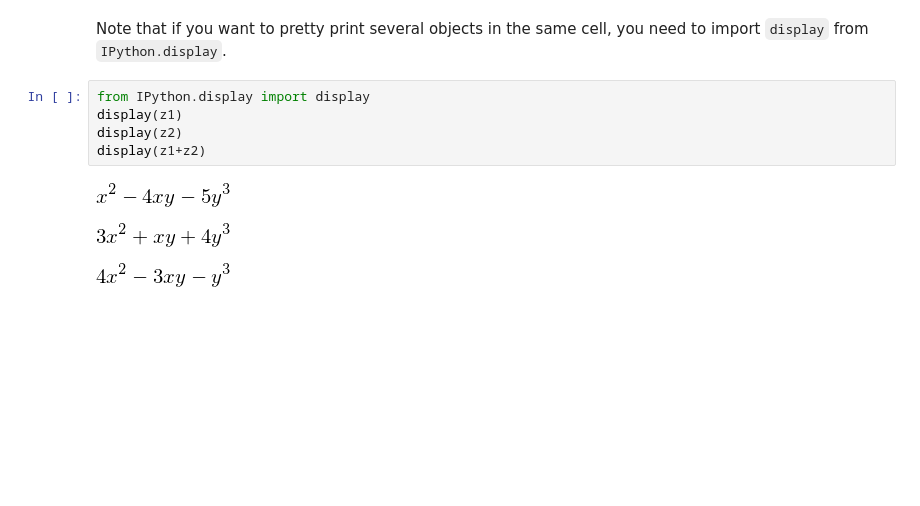
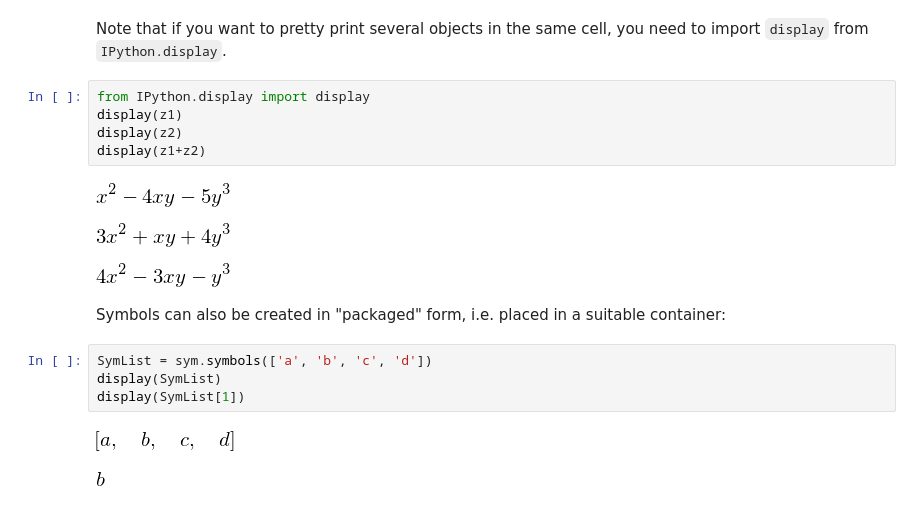
Before and after one commit to avassilev/py4datmod, a Jupyter notebook: Lec10_SymPy.ipynb, the cells around one changed output. Drawn from its saved outputs; the diff is of its cells as text; blank space fills up the shorter version.

```diff
--- a/Lec10_SymPy.ipynb
+++ b/Lec10_SymPy.ipynb
@@ -104,3 +113,12 @@ display(z1+z2)
 [figure]
 [figure]
 [figure]
+# %% [markdown]
+Symbols can also be created in "packaged" form, i.e. placed in a suitable container:
+# %%
+SymList = sym.symbols(['a', 'b', 'c', 'd'])
+display(SymList)
+display(SymList[1])
+# %% [output]
+[figure, added]
+[figure, added]
```
Also changed, not shown: parts of 54 cells of this notebook.
